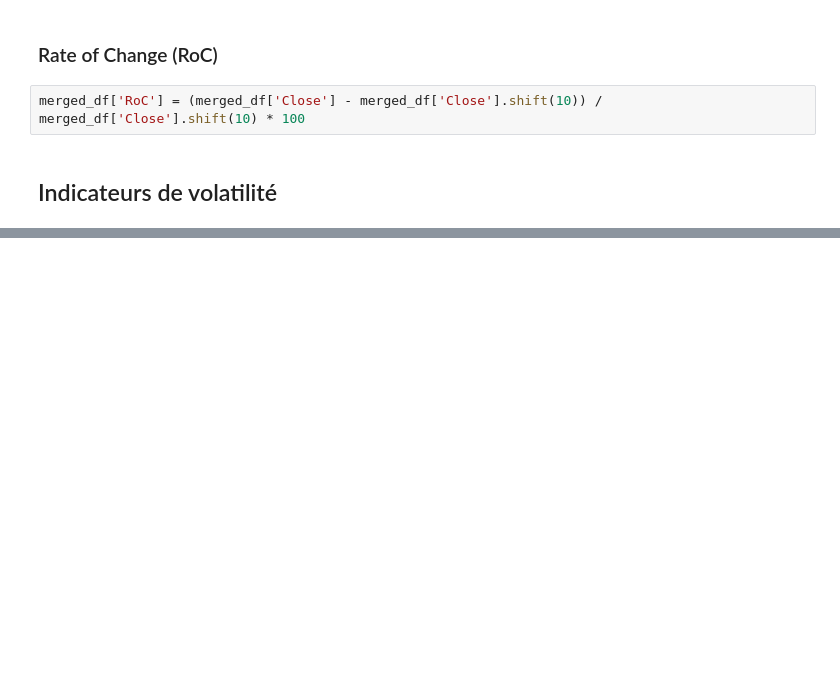
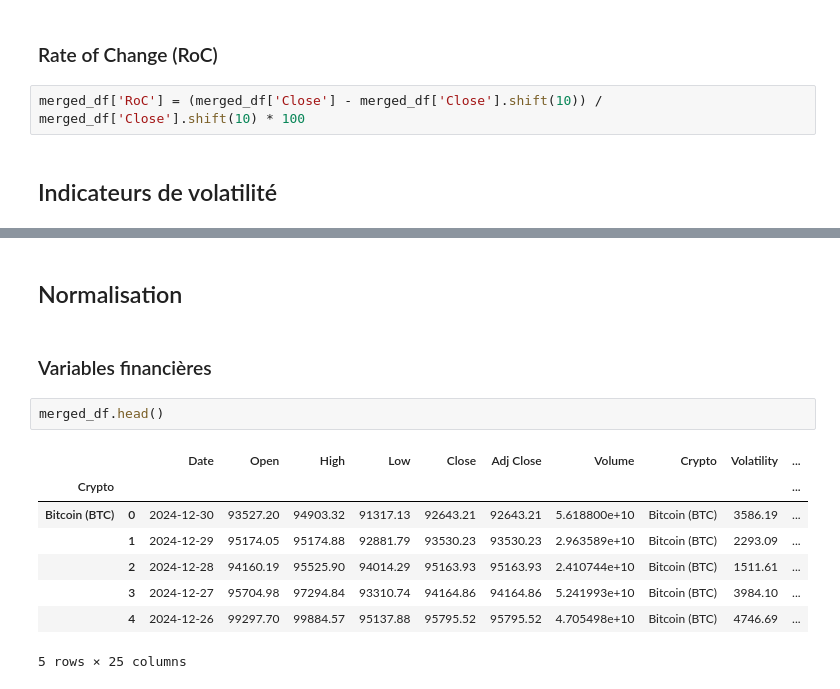
Before and after one commit to HELLAM1ES/crypto-forecasting-PSO-CNN, a Jupyter notebook: notebooks/03_feature_engineering.ipynb, the cells around one changed output, grey strips where cells are left out. Drawn from its saved outputs; the diff is of its cells as text; blank space fills up the shorter version.

```diff
--- a/notebooks/03_feature_engineering.ipynb
+++ b/notebooks/03_feature_engineering.ipynb
@@ -70,0 +165,15 @@ merged_df['RoC'] = (merged_df['Close'] - merged_df['Close'].shift(10)) / merged_
+# %% [markdown]
+## Normalisation
+# %% [markdown]
+### Variables financières
+# %%
+merged_df.head()
+# %% [output]
+|  |  | Date | Open | High | Low | Close | Adj Close | Volume | Crypto | Volatility | ... |
+| Crypto |  |  |  |  |  |  |  |  |  |  | ... |
+| Bitcoin (BTC) | 0 | 2024-12-30 | 93527.20 | 94903.32 | 91317.13 | 92643.21 | 92643.21 | 5.618800e+10 | Bitcoin (BTC) | 3586.19 | ... |
+|  | 1 | 2024-12-29 | 95174.05 | 95174.88 | 92881.79 | 93530.23 | 93530.23 | 2.963589e+10 | Bitcoin (BTC) | 2293.09 | ... |
+|  | 2 | 2024-12-28 | 94160.19 | 95525.90 | 94014.29 | 95163.93 | 95163.93 | 2.410744e+10 | Bitcoin (BTC) | 1511.61 | ... |
+|  | 3 | 2024-12-27 | 95704.98 | 97294.84 | 93310.74 | 94164.86 | 94164.86 | 5.241993e+10 | Bitcoin (BTC) | 3984.10 | ... |
+|  | 4 | 2024-12-26 | 99297.70 | 99884.57 | 95137.88 | 95795.52 | 95795.52 | 4.705498e+10 | Bitcoin (BTC) | 4746.69 | ... |
+5 rows × 25 columns
```
Also changed, not shown: parts of 23 cells of this notebook.
